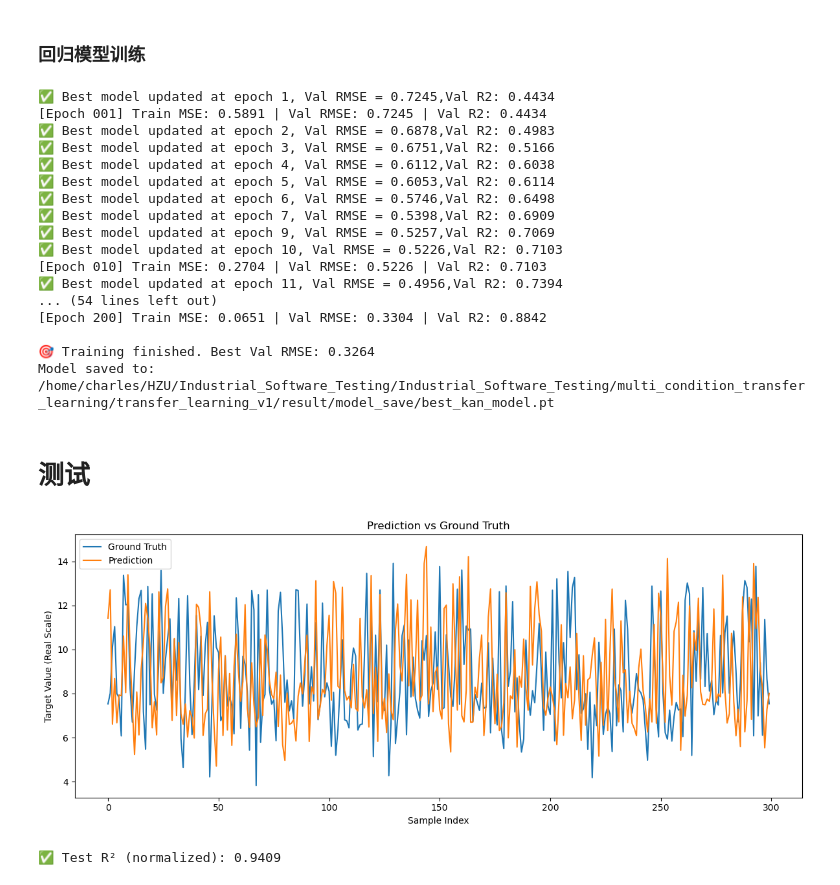
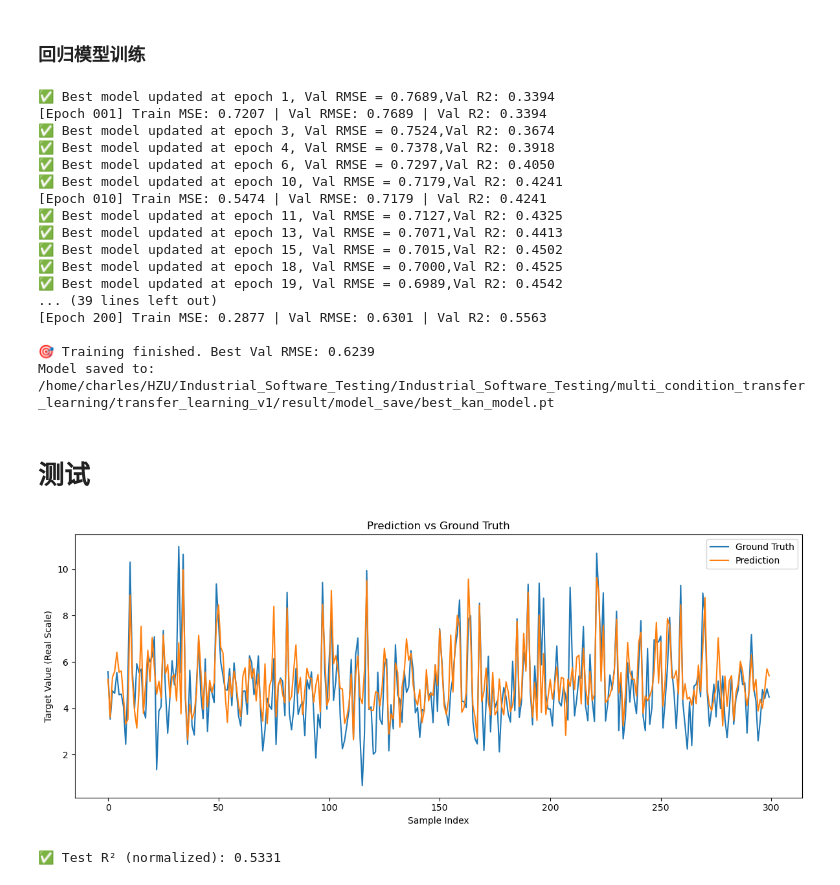
Before and after one commit to Noneeyou/multi-condition-transfer-learning, a Jupyter notebook: transfer_learning_v1/notebook/transfer_learning_v1.ipynb, the cells around one changed output. Saved outputs shown, nothing was run; the diff lists cells and outputs as text; code cells hidden in the pictures.

```diff
--- a/transfer_learning_v1/notebook/transfer_learning_v1.ipynb
+++ b/transfer_learning_v1/notebook/transfer_learning_v1.ipynb
@@ -8,10 +8,10 @@ import numpy as np
 
 # ==================== 1️⃣ 读取 .mat 文件 ====================
 mat_data = scipy.io.loadmat(
-    '/home/charles/HZU/Data_processed/multi-condition-transfer-learning/Unit03_1_5_select_3.mat'
+    '/home/charles/HZU/Data_processed/multi-condition-transfer-learning/Unit03_1_5_select_4.mat'
 )
 
-data = mat_data['Unit03_1_5_select_3']
+data = mat_data['Unit03_1_5_select_4']
 
 print("Original data shape:", data.shape)  # (N, 14)
 
@@ -1008,22 +1008,22 @@ for epoch in range(1, num_epochs + 1):
 print(f"\n🎯 Training finished. Best Val RMSE: {best_val_rmse:.4f}")
 print(f"Model saved to: {SAVE_PATH}")
 # %% [output]
-✅ Best model updated at epoch 1, Val RMSE = 0.7245,Val R2: 0.4434
-[Epoch 001] Train MSE: 0.5891 | Val RMSE: 0.7245 | Val R2: 0.4434
-✅ Best model updated at epoch 2, Val RMSE = 0.6878,Val R2: 0.4983
-✅ Best model updated at epoch 3, Val RMSE = 0.6751,Val R2: 0.5166
-✅ Best model updated at epoch 4, Val RMSE = 0.6112,Val R2: 0.6038
-✅ Best model updated at epoch 5, Val RMSE = 0.6053,Val R2: 0.6114
-✅ Best model updated at epoch 6, Val RMSE = 0.5746,Val R2: 0.6498
-✅ Best model updated at epoch 7, Val RMSE = 0.5398,Val R2: 0.6909
-✅ Best model updated at epoch 9, Val RMSE = 0.5257,Val R2: 0.7069
-✅ Best model updated at epoch 10, Val RMSE = 0.5226,Val R2: 0.7103
-[Epoch 010] Train MSE: 0.2704 | Val RMSE: 0.5226 | Val R2: 0.7103
-✅ Best model updated at epoch 11, Val RMSE = 0.4956,Val R2: 0.7394
-... (54 lines left out)
-[Epoch 200] Train MSE: 0.0651 | Val RMSE: 0.3304 | Val R2: 0.8842
+✅ Best model updated at epoch 1, Val RMSE = 0.7689,Val R2: 0.3394
+[Epoch 001] Train MSE: 0.7207 | Val RMSE: 0.7689 | Val R2: 0.3394
+✅ Best model updated at epoch 3, Val RMSE = 0.7524,Val R2: 0.3674
+✅ Best model updated at epoch 4, Val RMSE = 0.7378,Val R2: 0.3918
+✅ Best model updated at epoch 6, Val RMSE = 0.7297,Val R2: 0.4050
+✅ Best model updated at epoch 10, Val RMSE = 0.7179,Val R2: 0.4241
+[Epoch 010] Train MSE: 0.5474 | Val RMSE: 0.7179 | Val R2: 0.4241
+✅ Best model updated at epoch 11, Val RMSE = 0.7127,Val R2: 0.4325
+✅ Best model updated at epoch 13, Val RMSE = 0.7071,Val R2: 0.4413
+✅ Best model updated at epoch 15, Val RMSE = 0.7015,Val R2: 0.4502
+✅ Best model updated at epoch 18, Val RMSE = 0.7000,Val R2: 0.4525
+✅ Best model updated at epoch 19, Val RMSE = 0.6989,Val R2: 0.4542
+... (39 lines left out)
+[Epoch 200] Train MSE: 0.2877 | Val RMSE: 0.6301 | Val R2: 0.5563
 
-🎯 Training finished. Best Val RMSE: 0.3264
+🎯 Training finished. Best Val RMSE: 0.6239
 Model saved to: /home/charles/HZU/Industrial_Software_Testing/Industrial_Software_Testing/multi_condition_transfer_learning/transfer_learning_v1/result/model_save/best_kan_model.pt
 # %% [markdown]
 # 测试
@@ -1035,8 +1035,8 @@ import matplotlib.pyplot as plt
 
 # ======================= 0️⃣ numpy → torch =======================
 
-X_test_t = torch.tensor(X_train, dtype=torch.float32)
-y_test_t = torch.tensor(y_train, dtype=torch.float32)
+X_test_t = torch.tensor(X_test, dtype=torch.float32)
+y_test_t = torch.tensor(y_test, dtype=torch.float32)
 
 @torch.no_grad()
 def evaluate_r2_and_plot(model, X_data, y_data, batch_size, y_test_raw, y_mu, y_std):
@@ -1071,32 +1071,32 @@ def evaluate_r2_and_plot(model, X_data, y_data, batch_size, y_test_raw, y_mu, y_
     y_true_real = y_test_raw.reshape(-1)
 
     # ===== 画图 =====
     plt.figure(figsize=(12, 5))
 
     plt.plot(y_true_real[:300], label="Ground Truth")
     plt.plot(y_pred_real[:300], label="Prediction")
 
     plt.legend()
     plt.xlabel("Sample Index")
     plt.ylabel("Target Value (Real Scale)")
     plt.title("Prediction vs Ground Truth")
 
     plt.tight_layout()
     plt.show()
 
     return r2, y_true_real, y_pred_real
 
 r2, y_true_real, y_pred_real = evaluate_r2_and_plot(
     model,
     X_test_t,
     y_test_t,
     batch_size,
     y_test_raw,
     y_mu,
     y_std
 )
 
 print(f"✅ Test R² (normalized): {r2:.4f}")
 # %% [output]
-[figure, old version]
+[figure, new version]
-✅ Test R² (normalized): 0.9409
+✅ Test R² (normalized): 0.5331
```
Also changed, not shown: parts of 4 cells of this notebook, 1 other file.
